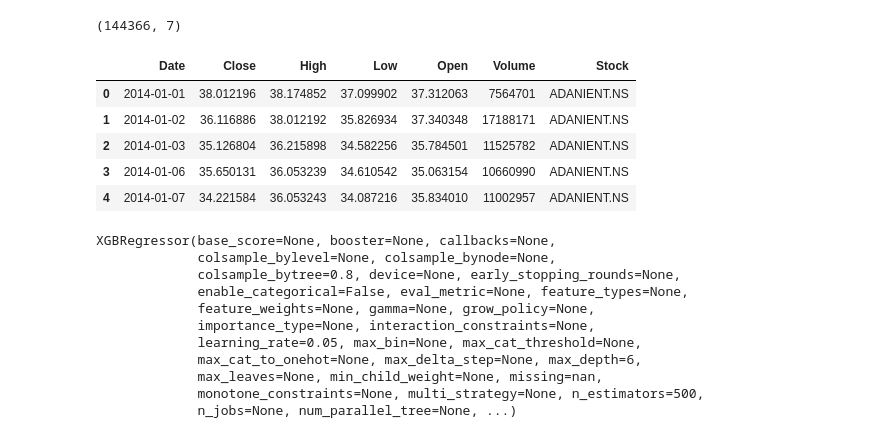
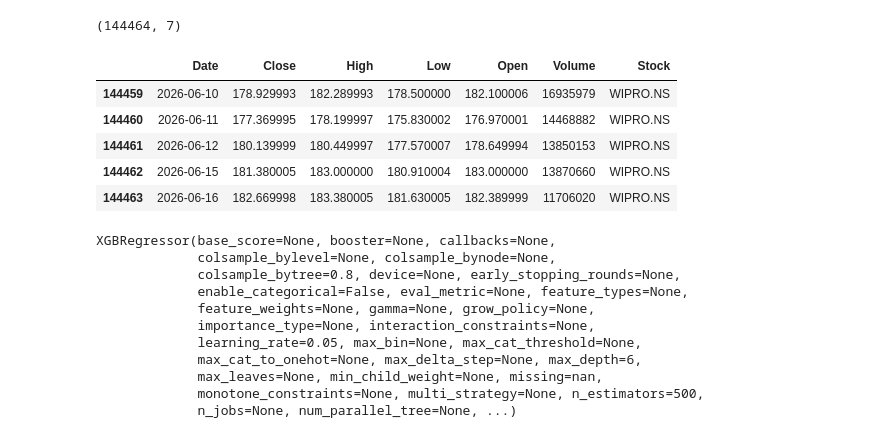
Before and after one commit to navaneethgowdag/Stock-Price-Prediction-XGBoostt-, a Jupyter notebook: stock_model.ipynb, the cells around one changed output. Drawn from its saved outputs; the diff is of its cells as text; code cells hidden in the pictures.

```diff
--- a/stock_model.ipynb
+++ b/stock_model.ipynb
@@ -87,37 +88,41 @@ stocks = [
     "WIPRO.NS"
 ]
 # %%
+
+
+# Get today's date dynamically (will resolve to '2026-06-17' today)
+today_date = datetime.today().strftime("%Y-%m-%d")
+
 all_data = []
 
 for stock in stocks:
+    try:
+        print(f"Downloading {stock}...")
 
-    try:
-
-        print(f"Downloading {stock}")
-
+        # Updated end date to fetch up to today
         df = yf.download(
             stock,
             start="2014-01-01",
+            end=today_date,
             progress=False,
-            auto_adjust=True
+            auto_adjust=True,
         )
 
         if len(df) == 0:
+            print(f"No data found for {stock}")
             continue
 
         df = df.reset_index()
 
+        # Clean multi-index columns properly
         df.columns = [
-            col[0] if isinstance(col, tuple)
-            else col
+            col[0] if isinstance(col, tuple) and col[0] != "" else col
             for col in df.columns
         ]
 
         df["Stock"] = stock
-
         all_data.append(df)
 
     except Exception as e:
-
-        print(stock, e)
+        print(f"Error downloading {stock}: {e}")
 # %% [output]
@@ -152,19 +158,19 @@ Downloading WIPRO.NS
 # %%
 combined_df = pd.concat(
     all_data,
     ignore_index=True
 )
 
 print(combined_df.shape)
-combined_df.head()
+combined_df.tail()
 # %% [output]
-(144366, 7)
+(144464, 7)
 |  | Date | Close | High | Low | Open | Volume | Stock |
-| 0 | 2014-01-01 | 38.012196 | 38.174852 | 37.099902 | 37.312063 | 7564701 | ADANIENT.NS |
-| 1 | 2014-01-02 | 36.116886 | 38.012192 | 35.826934 | 37.340348 | 17188171 | ADANIENT.NS |
-| 2 | 2014-01-03 | 35.126804 | 36.215898 | 34.582256 | 35.784501 | 11525782 | ADANIENT.NS |
-| 3 | 2014-01-06 | 35.650131 | 36.053239 | 34.610542 | 35.063154 | 10660990 | ADANIENT.NS |
-| 4 | 2014-01-07 | 34.221584 | 36.053243 | 34.087216 | 35.834010 | 11002957 | ADANIENT.NS |
+| 144459 | 2026-06-10 | 178.929993 | 182.289993 | 178.500000 | 182.100006 | 16935979 | WIPRO.NS |
+| 144460 | 2026-06-11 | 177.369995 | 178.199997 | 175.830002 | 176.970001 | 14468882 | WIPRO.NS |
+| 144461 | 2026-06-12 | 180.139999 | 180.449997 | 177.570007 | 178.649994 | 13850153 | WIPRO.NS |
+| 144462 | 2026-06-15 | 181.380005 | 183.000000 | 180.910004 | 183.000000 | 13870660 | WIPRO.NS |
+| 144463 | 2026-06-16 | 182.669998 | 183.380005 | 181.630005 | 182.389999 | 11706020 | WIPRO.NS |
 # %%
 def create_features(df):
 
```
Also changed, not shown: parts of 11 cells of this notebook, 13 other files.
